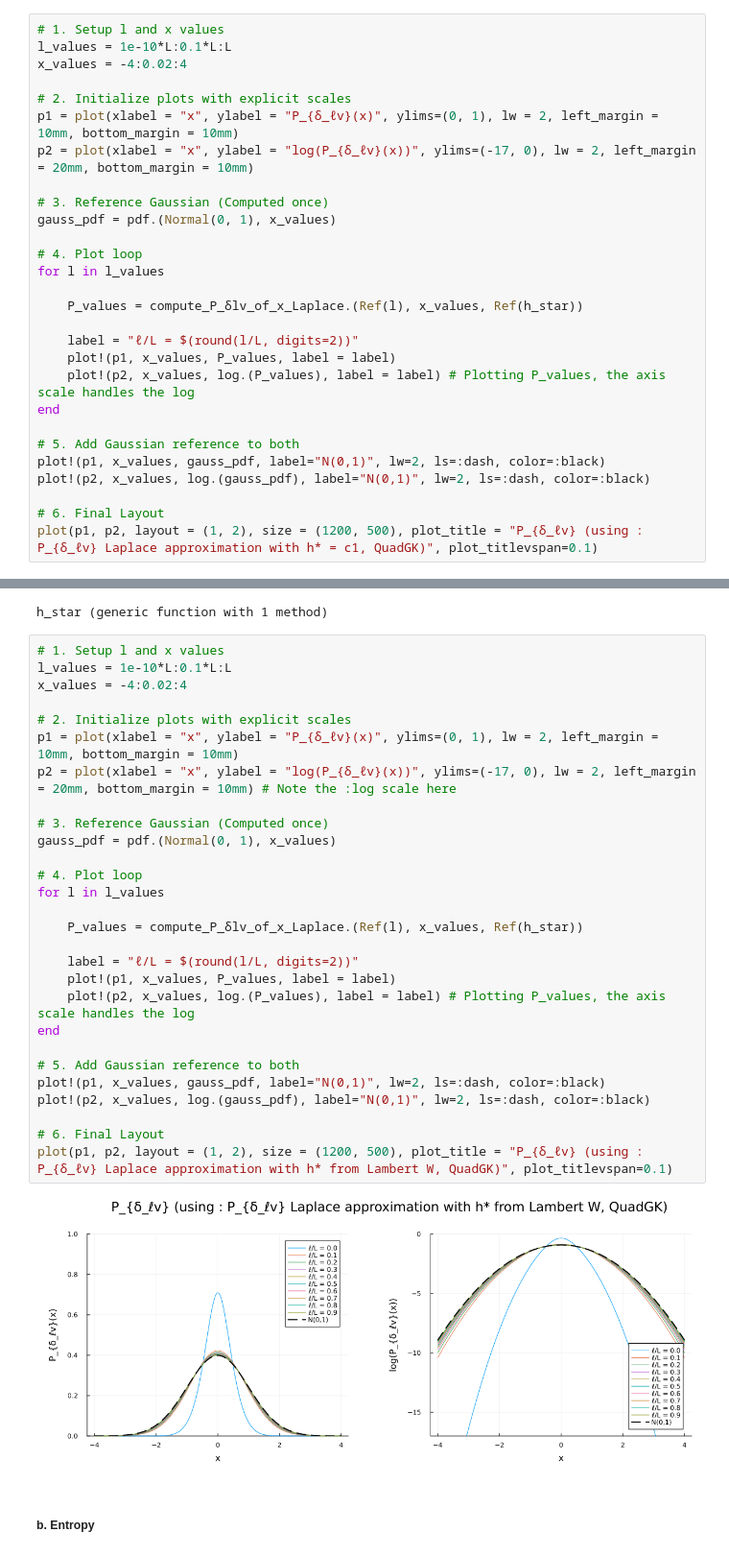
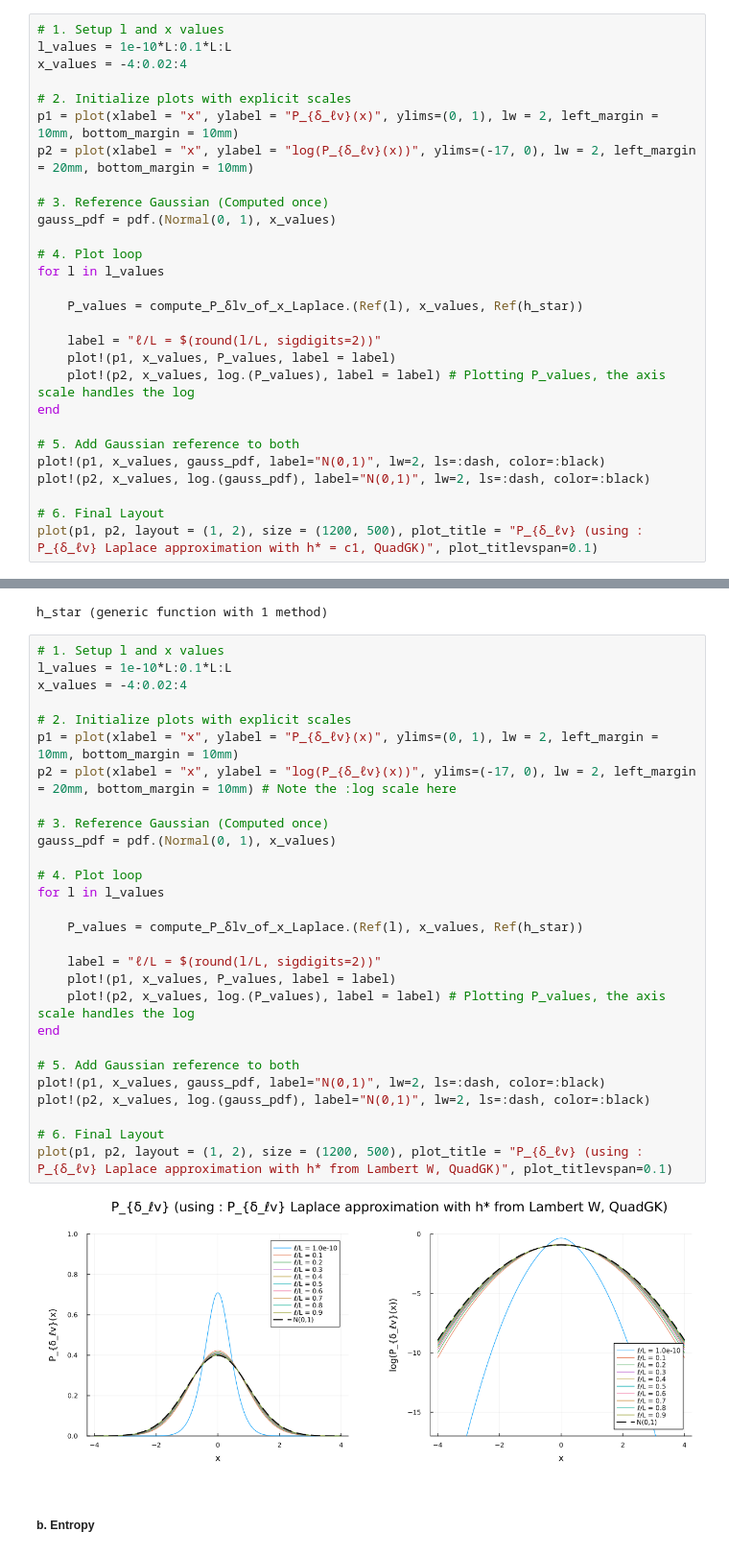
Before and after one commit to pleflohic/turbulence-velocity-increments, a Jupyter notebook: notebooks/normalized.ipynb, the cells around one changed output, grey strips where cells are left out. Shown at 96% size. Cells and saved outputs as stored; diff of their text form.

Commit message:
notebook sigdigit

```diff
--- a/notebooks/normalized.ipynb
+++ b/notebooks/normalized.ipynb
@@ -192,7 +192,7 @@ for l in l_values
 
     P_values = compute_P_δlv_of_x_Laplace.(Ref(l), x_values, Ref(h_star))
 
-    label = "ℓ/L = $(round(l/L, digits=2))"
+    label = "ℓ/L = $(round(l/L, sigdigits=2))"
     plot!(p1, x_values, P_values, label = label)
     plot!(p2, x_values, log.(P_values), label = label) # Plotting P_values, the axis scale handles the log
 end
@@ -250,33 +250,33 @@ h_star (generic function with 1 method)
 # %%
 # 1. Setup l and x values
 l_values = 1e-10*L:0.1*L:L
 x_values = -4:0.02:4
 
 # 2. Initialize plots with explicit scales
 p1 = plot(xlabel = "x", ylabel = "P_{δ_ℓv}(x)", ylims=(0, 1), lw = 2, left_margin = 10mm, bottom_margin = 10mm)
 p2 = plot(xlabel = "x", ylabel = "log(P_{δ_ℓv}(x))", ylims=(-17, 0), lw = 2, left_margin = 20mm, bottom_margin = 10mm) # Note the :log scale here
 
 # 3. Reference Gaussian (Computed once)
 gauss_pdf = pdf.(Normal(0, 1), x_values)
 
 # 4. Plot loop
 for l in l_values
 
     P_values = compute_P_δlv_of_x_Laplace.(Ref(l), x_values, Ref(h_star))
 
-    label = "ℓ/L = $(round(l/L, digits=2))"
+    label = "ℓ/L = $(round(l/L, sigdigits=2))"
     plot!(p1, x_values, P_values, label = label)
     plot!(p2, x_values, log.(P_values), label = label) # Plotting P_values, the axis scale handles the log
 end
 
 # 5. Add Gaussian reference to both
 plot!(p1, x_values, gauss_pdf, label="N(0,1)", lw=2, ls=:dash, color=:black)
 plot!(p2, x_values, log.(gauss_pdf), label="N(0,1)", lw=2, ls=:dash, color=:black)
 
 # 6. Final Layout
 plot(p1, p2, layout = (1, 2), size = (1200, 500), plot_title = "P_{δ_ℓv} (using : P_{δ_ℓv} Laplace approximation with h* from Lambert W, QuadGK)", plot_titlevspan=0.1)
 # %% [output]
-[figure, old version]
+[figure, new version]
 # %% [markdown]
 ##### b. Entropy
 # %%
```
